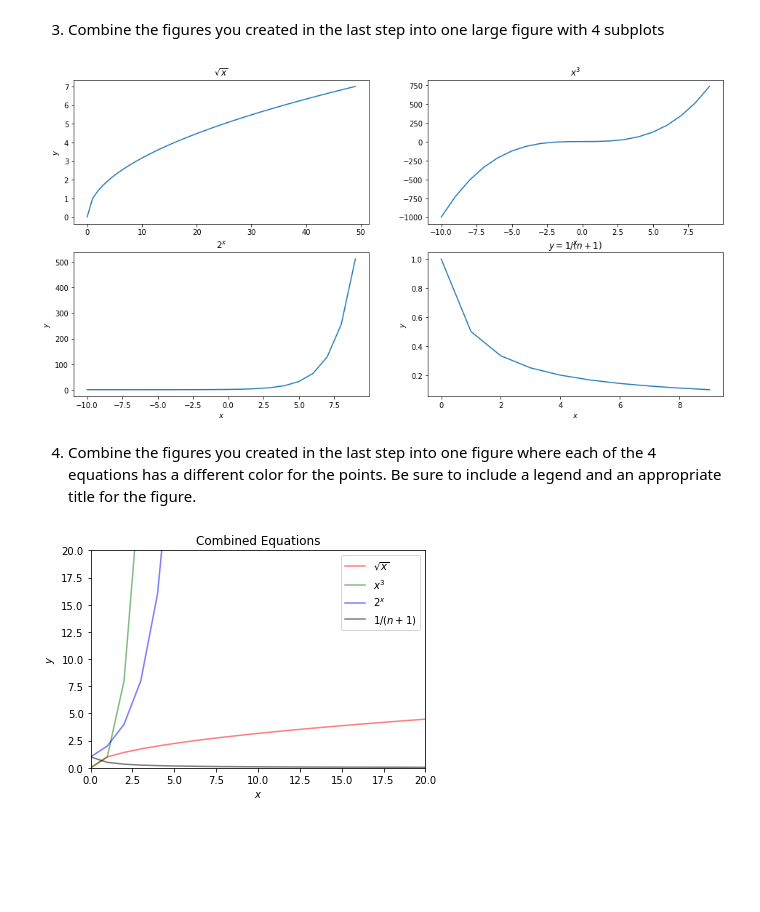
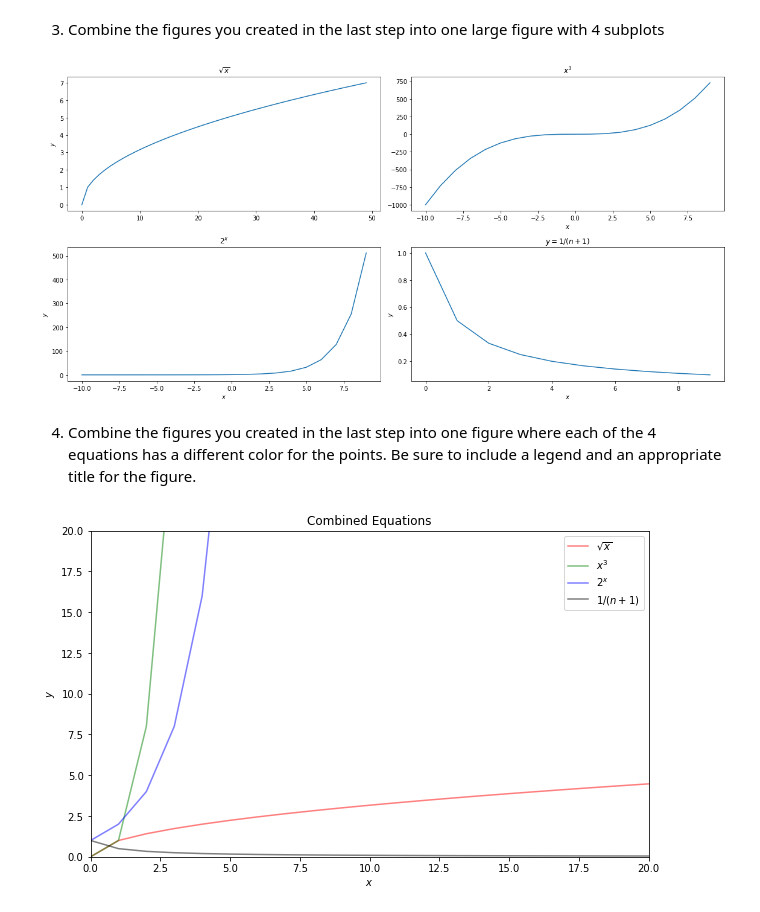
Before and after one commit to QuantumKane/numpy-pandas-visualization-exercises, a Jupyter notebook: matplotlib_exercises.ipynb, the cells around one changed output. Cells and saved outputs as stored; diff of their text form; code cells hidden in the pictures; blank space fills up the shorter version.

```diff
--- a/matplotlib_exercises.ipynb
+++ b/matplotlib_exercises.ipynb
@@ -104,39 +104,40 @@ y = [n ** 3 for n in x]
 plt.plot(x, y)
 plt.title('$x^{3}$')
 plt.xlabel('$x$')
 
 
 # plot $2^{x}$
 plt.subplot(2, 2, 3)
 
 x = list(range(-10, 10))
 y = [2 ** n for n in x]
 
 plt.plot(x, y)
 plt.title('$2^{x}$')
 plt.xlabel('$x$')
 plt.ylabel('$y$')
 
 
 # plot $y = {1} / {(n + 1)}$
 plt.subplot(2, 2, 4)
 
 x = list(range(0, 10))
 
 y = [1 / (n + 1) for n in x]
 
 plt.plot(x, y)
 plt.title('$y = {1} / {(n + 1)}$')
 plt.xlabel('$x$')
 plt.ylabel('$y$')
 
-
-plt.show()
+plt.tight_layout()
 # %% [output]
-[figure, old version]
+[figure, new version]
 # %% [markdown]
 4. Combine the figures you created in the last step into one figure where each of the 4 equations has a different color for the points. Be sure to include a legend and an appropriate title for the figure.
 # %%
+plt.figure(figsize = (10, 6))
+
 x = list(range(0, 30))
 
 y1 = [sqrt(n) for n in x]
@@ -158,4 +159,4 @@ plt.legend()
 
 plt.show()
 # %% [output]
-[figure, old version]
+[figure, new version]
```
Also changed, not shown: parts of 2 cells of this notebook.
